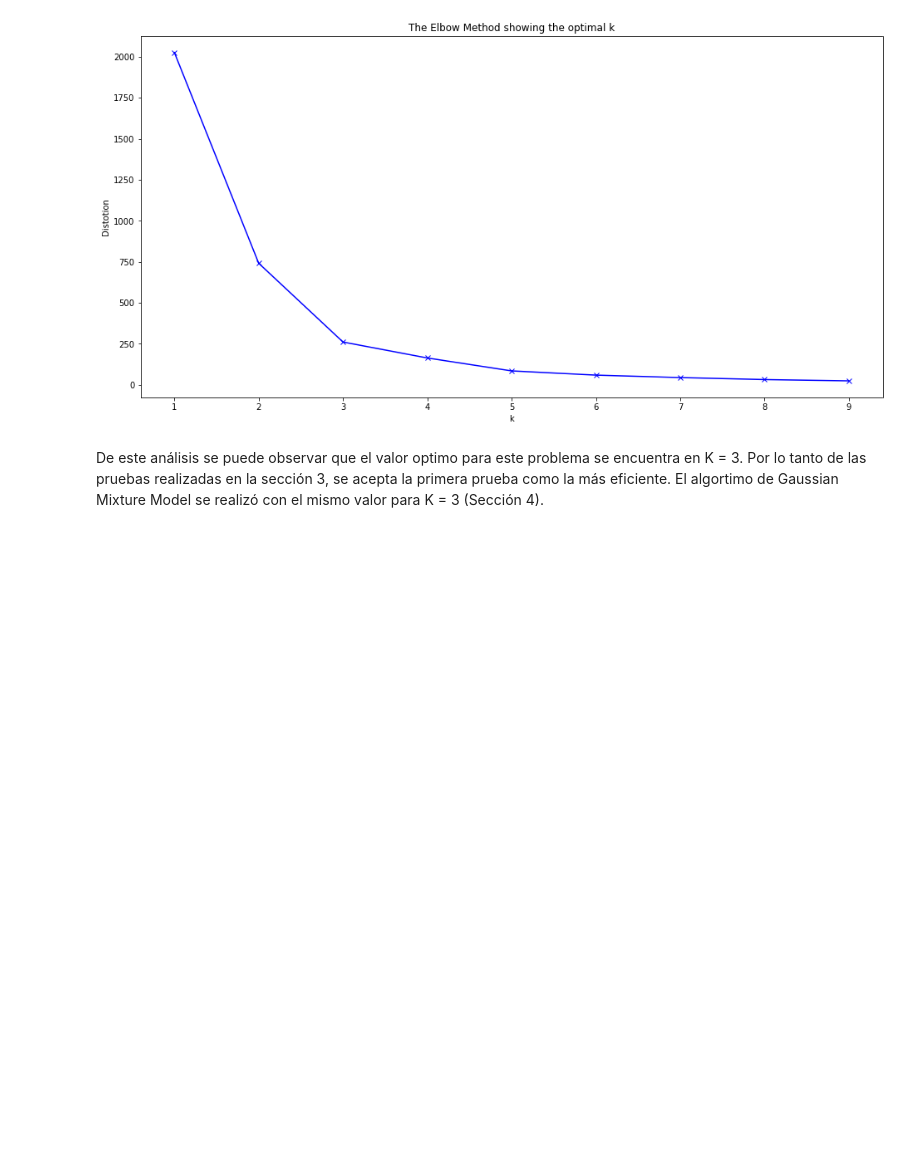
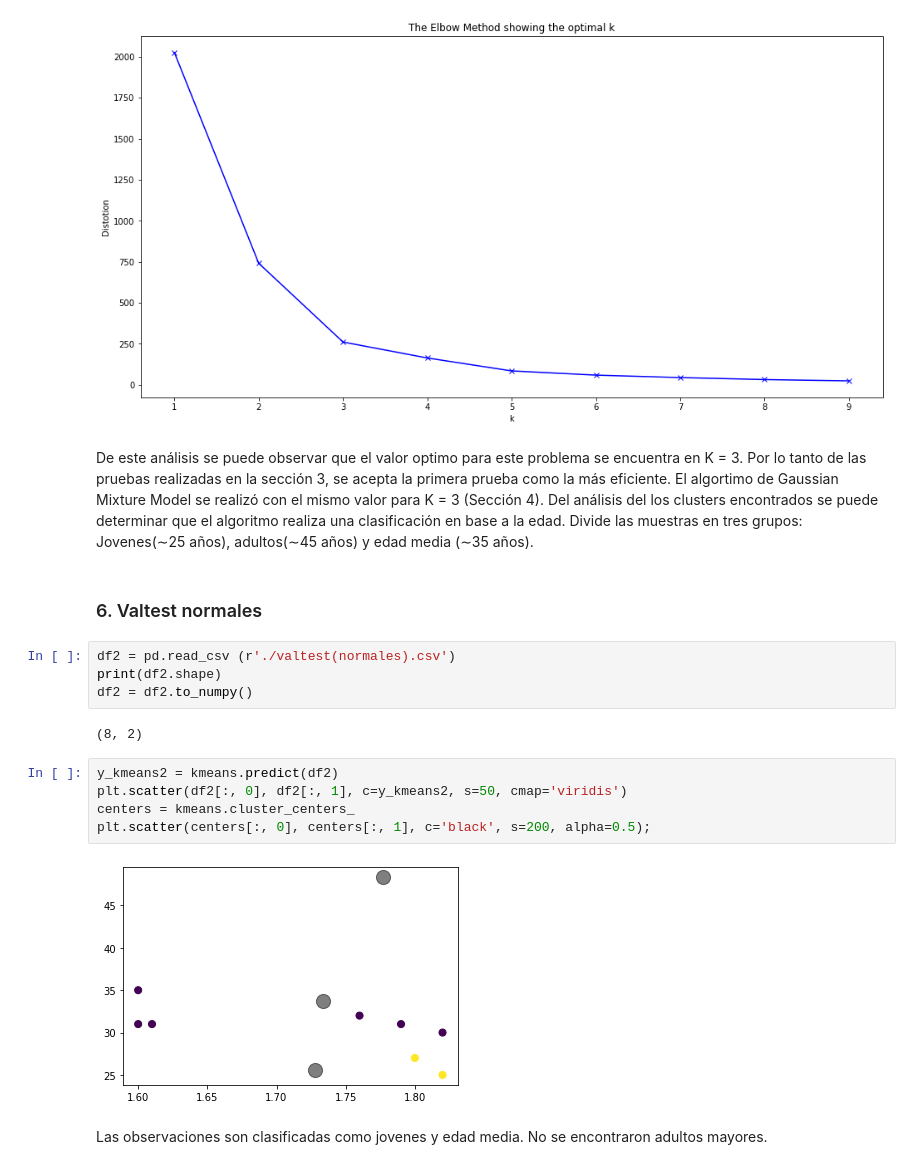
Before and after one commit to alvoza/sl2_hmw, a Jupyter notebook: 01_hmw/01 - hmw.ipynb, the cells around one changed output. Drawn from its saved outputs; the diff is of its cells as text; blank space fills up the shorter version.

```diff
--- a/01_hmw/01 - hmw.ipynb
+++ b/01_hmw/01 - hmw.ipynb
@@ -176,4 +176,21 @@ plt.show()
 # %% [output]
 [figure]
 # %% [markdown]
-De este análisis se puede observar que el valor optimo para este problema se encuentra en K = 3. Por lo tanto de las pruebas realizadas en la sección 3, se acepta la primera prueba como la más eficiente. El algortimo de Gaussian Mixture Model se realizó con el mismo valor para K = 3 (Sección 4).
+De este análisis se puede observar que el valor optimo para este problema se encuentra en K = 3. Por lo tanto de las pruebas realizadas en la sección 3, se acepta la primera prueba como la más eficiente. El algortimo de Gaussian Mixture Model se realizó con el mismo valor para K = 3 (Sección 4). Del análisis del los clusters encontrados se puede determinar que el algoritmo realiza una clasificación en base a la edad. Divide las muestras en tres grupos: Jovenes(∼25 años), adultos(∼45 años) y edad media (∼35 años).
+# %% [markdown]
+### 6. Valtest normales
+# %%
+df2 = pd.read_csv (r'./valtest(normales).csv')
+print(df2.shape)
+df2 = df2.to_numpy()
+# %% [output]
+(8, 2)
+# %%
+y_kmeans2 = kmeans.predict(df2)
+plt.scatter(df2[:, 0], df2[:, 1], c=y_kmeans2, s=50, cmap='viridis')
+centers = kmeans.cluster_centers_
+plt.scatter(centers[:, 0], centers[:, 1], c='black', s=200, alpha=0.5);
+# %% [output]
+[figure, added]
+# %% [markdown]
+Las observaciones son clasificadas como jovenes y edad media. No se encontraron adultos mayores.
```
Also changed, not shown: parts of 1 cell of this notebook, 1 other file.
